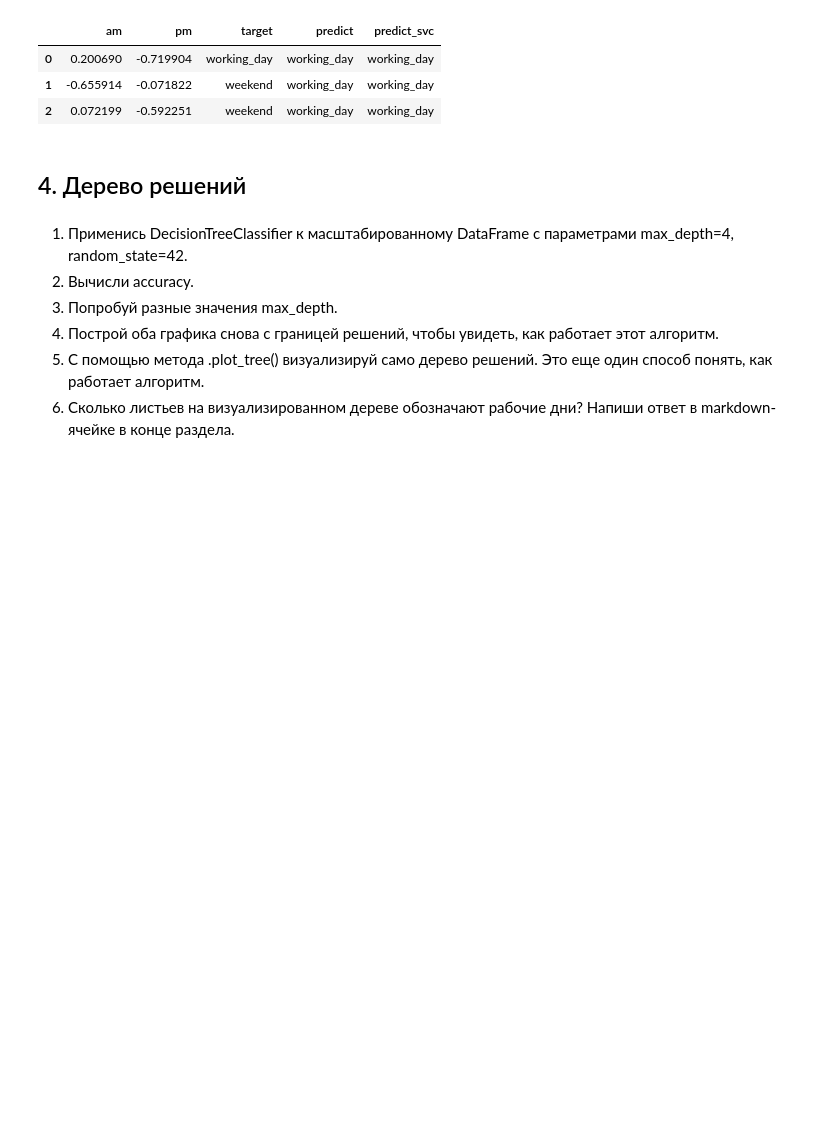
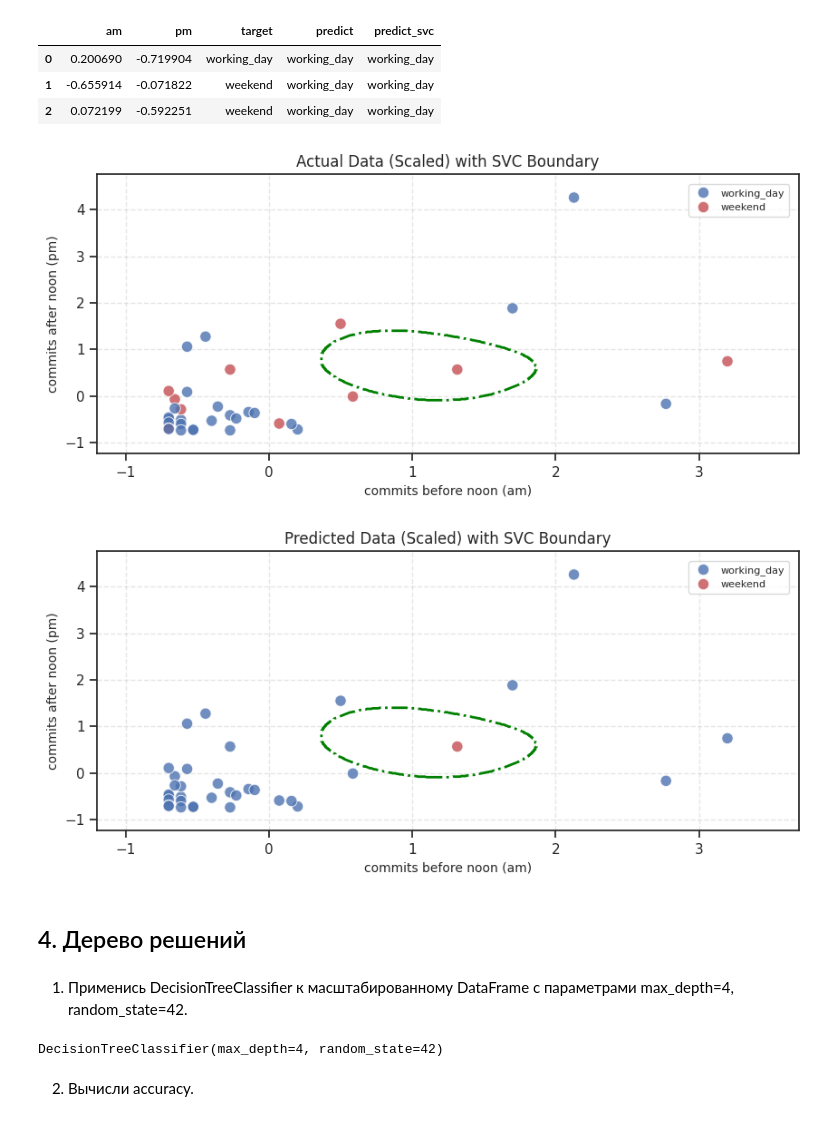
Before and after one commit to RunForJoy/ml-fundamentals-classification-regression-clustering, a Jupyter notebook: src/ex01/01_binary_classifier_svm_tree_RU.ipynb, the cells around one changed output. Drawn from its saved outputs; the diff is of its cells as text; code cells hidden in the pictures; blank space fills up the shorter version.

```diff
--- a/src/ex01/01_binary_classifier_svm_tree_RU.ipynb
+++ b/src/ex01/01_binary_classifier_svm_tree_RU.ipynb
@@ -247,16 +211,33 @@ y_min, y_max = df_scaled["pm"].min() - 0.5, df_scaled["pm"].max() + 0.5
 xx, yy = np.meshgrid(np.linspace(x_min, x_max, 500), np.linspace(y_min, y_max, 500))
 # %%
-# Просим модель предсказать класс (0 или 1) для каждой микро-точки этой сетки
-Z = final_svc.predict(np.c_[xx.ravel(), yy.ravel()])
-Z = Z.reshape(xx.shape)  # Возвращаем форму сетки
-# Упаковываем сетку в один кортеж для передачи в функцию
-svc_mesh_data = (xx, yy, Z)
+Z_svc = final_svc.predict(np.c_[xx.ravel(), yy.ravel()])
+Z_svc = Z_svc.reshape(xx.shape)
+svc_mesh_data = (xx, yy, Z_svc)
+# %%
+draw_plot(
+    df_scaled,
+    "target",
+    "Actual Data (Scaled) with SVC Boundary",
+    boundary_mesh=svc_mesh_data,
+)
+
+draw_plot(
+    df_scaled,
+    "predict_svc",
+    "Predicted Data (Scaled) with SVC Boundary",
+    boundary_mesh=svc_mesh_data,
+)
+# %% [output]
+[figure, added]
+[figure, added]
 # %% [markdown]
 ## 4. Дерево решений
-# %% [markdown]
-1. Применись DecisionTreeClassifier к масштабированному DataFrame с параметрами max_depth=4, random_state=42.
-2. Вычисли accuracy.
-3. Попробуй разные значения max_depth.
-4. Построй оба графика снова с границей решений, чтобы увидеть, как работает этот алгоритм.
-5. С помощью метода .plot_tree() визуализируй само дерево решений. Это еще один способ понять, как работает алгоритм.
-6. Сколько листьев на визуализированном дереве обозначают рабочие дни? Напиши ответ в markdown-ячейке в конце раздела.
+# %% [markdown]
+1. Применись DecisionTreeClassifier к масштабированному DataFrame с параметрами max_depth=4, random_state=42.
+# %%
+dt_model = DecisionTreeClassifier(max_depth=4, random_state=42)
+dt_model.fit(X_scaled, y)
+# %% [output]
+DecisionTreeClassifier(max_depth=4, random_state=42)
+# %% [markdown]
+2. Вычисли accuracy.
```
Also changed, not shown: parts of 32 cells of this notebook, 2 other files.
